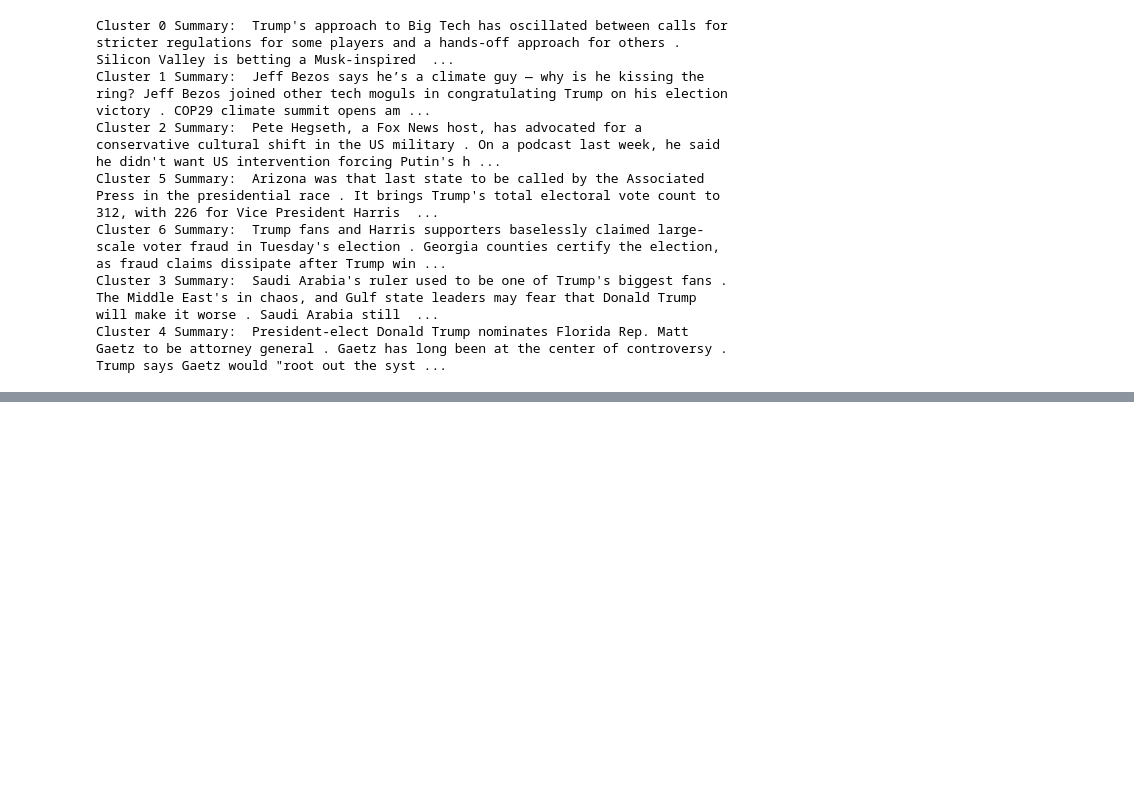
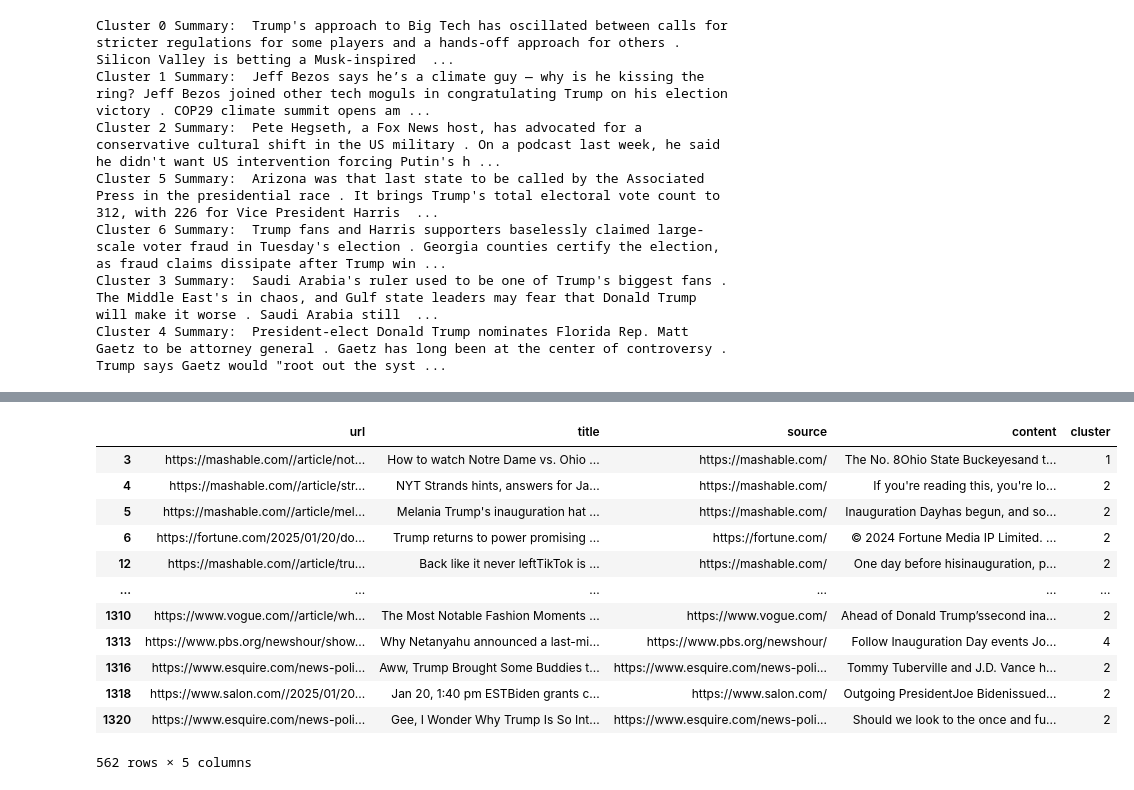
Before and after one commit to fayefzhang/bitewise, a Jupyter notebook: python-api/utils/clustering.ipynb, the cells around one changed output, grey strips where cells are left out. Cells and saved outputs as stored; diff of their text form; code cells hidden in the pictures; blank space fills up the shorter version.

Commit message:
routes for daily news clustering

```diff
--- a/python-api/utils/clustering.ipynb
+++ b/python-api/utils/clustering.ipynb
@@ -216,3 +216,12 @@ Cluster 3 Summary:  Saudi Arabia's ruler used to be one of Trump's biggest fans
 Cluster 4 Summary:  President-elect Donald Trump nominates Florida Rep. Matt Gaetz to be attorney general . Gaetz has long been at the center of controversy . Trump says Gaetz would "root out the syst ...
 # %%
 # PSA I tried it with OpenAI and summaries are much better. So we'll probably use that.
+# %%
+nltk.download('punkt')
+nltk.download('stopwords')
+nltk.download('wordnet')
+
+pd.set_option('display.max_colwidth', None)
+
+model = SentenceTransformer('all-MiniLM-L6-v2')
+dbscan = DBSCAN(eps=0.5, min_samples=3, metric='cosine')
@@ -218,0 +283,2 @@ Cluster 4 Summary:  President-elect Donald Trump nominates Florida Rep. Matt Gae
+# %%
+path = r"C:\Users\jared\OneDrive\Desktop\bitewise\python-api\data\articles_data.json"
@@ -218,0 +290,3 @@ Cluster 4 Summary:  President-elect Donald Trump nominates Florida Rep. Matt Gae
+# %%
+cluster_dict_titles = cluster_daily_news_titles(path)
+print(set(cluster_dict_titles.values()))
@@ -218,0 +319,23 @@ Cluster 4 Summary:  President-elect Donald Trump nominates Florida Rep. Matt Gae
+# %%
+with open(path, 'r',  encoding='utf-8') as f:
+    articles_data = json.load(f)
+articles_df = pd.DataFrame(articles_data)
+articles_df['cluster'] = articles_df.index.map(cluster_dict_titles)
+
+# get top clusters
+top_clusters = (
+    articles_df.loc[articles_df['cluster'] != -1, 'cluster']
+    .value_counts()
+    .nlargest(4)
+    .index
+)
+
+# get articles for top clusters
+top_articles = articles_df[articles_df['cluster'].isin(top_clusters)]
+
+response = (
+    top_articles.groupby('cluster')
+    .apply(lambda x: x.to_dict(orient='records'))
+    .to_dict()
+)
+response
@@ -218,0 +360,16 @@ Cluster 4 Summary:  President-elect Donald Trump nominates Florida Rep. Matt Gae
+# %%
+top_articles
+# %% [output]
+|  | url | title | source | content | cluster |
+| 3 | https://mashable.com//article/not... | How to watch Notre Dame vs. Ohio ... | https://mashable.com/ | The No. 8Ohio State Buckeyesand t... | 1 |
+| 4 | https://mashable.com//article/str... | NYT Strands hints, answers for Ja... | https://mashable.com/ | If you're reading this, you're lo... | 2 |
+| 5 | https://mashable.com//article/mel... | Melania Trump's inauguration hat ... | https://mashable.com/ | Inauguration Dayhas begun, and so... | 2 |
+| 6 | https://fortune.com/2025/01/20/do... | Trump returns to power promising ... | https://fortune.com/ | © 2024 Fortune Media IP Limited. ... | 2 |
+| 12 | https://mashable.com//article/tru... | Back like it never leftTikTok is ... | https://mashable.com/ | One day before hisinauguration, p... | 2 |
+| ... | ... | ... | ... | ... | ... |
+| 1310 | https://www.vogue.com//article/wh... | The Most Notable Fashion Moments ... | https://www.vogue.com/ | Ahead of Donald Trump’ssecond ina... | 2 |
+| 1313 | https://www.pbs.org/newshour/show... | Why Netanyahu announced a last-mi... | https://www.pbs.org/newshour/ | Follow Inauguration Day events Jo... | 4 |
+| 1316 | https://www.esquire.com/news-poli... | Aww, Trump Brought Some Buddies t... | https://www.esquire.com/news-poli... | Tommy Tuberville and J.D. Vance h... | 2 |
+| 1318 | https://www.salon.com//2025/01/20... | Jan 20, 1:40 pm ESTBiden grants c... | https://www.salon.com/ | Outgoing PresidentJoe Bidenissued... | 2 |
+| 1320 | https://www.esquire.com/news-poli... | Gee, I Wonder Why Trump Is So Int... | https://www.esquire.com/news-poli... | Should we look to the once and fu... | 2 |
+562 rows × 5 columns
```
Also changed, not shown: parts of 6 cells of this notebook, 6 other files.
